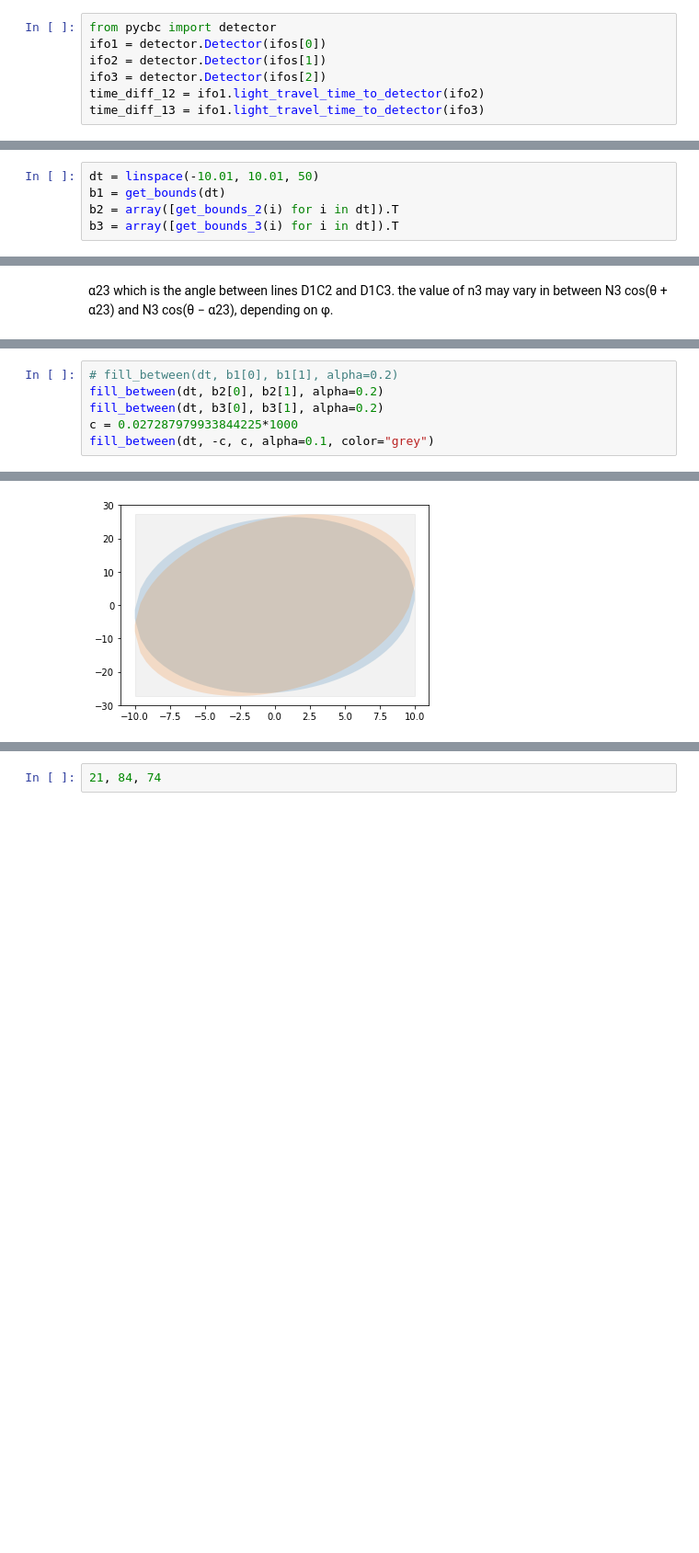
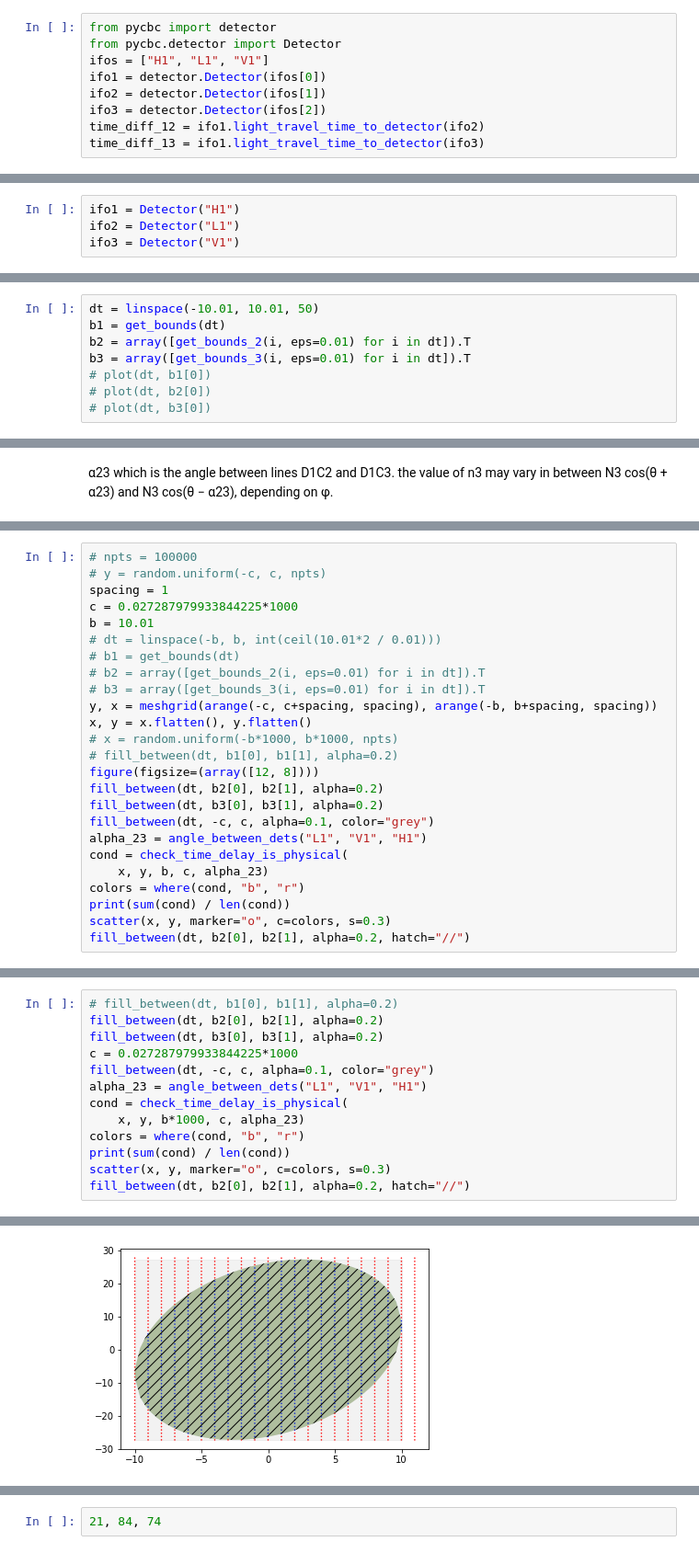
Before and after one commit to millsjc/pycbc, a Jupyter notebook: test_hm/playground/dt_lookup.ipynb, the cells around one changed output, grey strips where cells are left out. Shown at 92% size. Cells and saved outputs as stored; diff of their text form; blank space fills up the shorter version.

```diff
--- a/test_hm/playground/dt_lookup.ipynb
+++ b/test_hm/playground/dt_lookup.ipynb
@@ -5,6 +5,8 @@
 Populating the interactive namespace from numpy and matplotlib
 # %%
 from pycbc import detector
+from pycbc.detector import Detector
+ifos = ["H1", "L1", "V1"]
 ifo1 = detector.Detector(ifos[0])
 ifo2 = detector.Detector(ifos[1])
 ifo3 = detector.Detector(ifos[2])
@@ -85,0 +39,4 @@ hist(t_diff21, **hist_kwargs);
+# %%
+ifo1 = Detector("H1")
+ifo2 = Detector("L1")
+ifo3 = Detector("V1")
@@ -129,5 +140,8 @@ def get_bounds_3(dt, det_1="H1", det_2="L1", other_det="V1", eps=0.01):
 # %%
 dt = linspace(-10.01, 10.01, 50)
 b1 = get_bounds(dt)
-b2 = array([get_bounds_2(i) for i in dt]).T
-b3 = array([get_bounds_3(i) for i in dt]).T
+b2 = array([get_bounds_2(i, eps=0.01) for i in dt]).T
+b3 = array([get_bounds_3(i, eps=0.01) for i in dt]).T
+# plot(dt, b1[0])
+# plot(dt, b2[0])
+# plot(dt, b3[0])
@@ -161,0 +159,25 @@ the value of n3 may vary in between N3 cos(θ + α23) and N3 cos(θ − α23), d
+# %%
+# npts = 100000
+# y = random.uniform(-c, c, npts)
+spacing = 1
+c = 0.027287979933844225*1000
+b = 10.01
+# dt = linspace(-b, b, int(ceil(10.01*2 / 0.01)))
+# b1 = get_bounds(dt)
+# b2 = array([get_bounds_2(i, eps=0.01) for i in dt]).T
+# b3 = array([get_bounds_3(i, eps=0.01) for i in dt]).T
+y, x = meshgrid(arange(-c, c+spacing, spacing), arange(-b, b+spacing, spacing))
+x, y = x.flatten(), y.flatten()
+# x = random.uniform(-b*1000, b*1000, npts)
+# fill_between(dt, b1[0], b1[1], alpha=0.2)
+figure(figsize=(array([12, 8])))
+fill_between(dt, b2[0], b2[1], alpha=0.2)
+fill_between(dt, b3[0], b3[1], alpha=0.2)
+fill_between(dt, -c, c, alpha=0.1, color="grey")
+alpha_23 = angle_between_dets("L1", "V1", "H1")
+cond = check_time_delay_is_physical(
+    x, y, b, c, alpha_23)
+colors = where(cond, "b", "r")
+print(sum(cond) / len(cond))
+scatter(x, y, marker="o", c=colors, s=0.3)
+fill_between(dt, b2[0], b2[1], alpha=0.2, hatch="//")
@@ -165,4 +191,11 @@ fill_between(dt, b2[0], b2[1], alpha=0.2)
 fill_between(dt, b3[0], b3[1], alpha=0.2)
 c = 0.027287979933844225*1000
 fill_between(dt, -c, c, alpha=0.1, color="grey")
+alpha_23 = angle_between_dets("L1", "V1", "H1")
+cond = check_time_delay_is_physical(
+    x, y, b*1000, c, alpha_23)
+colors = where(cond, "b", "r")
+print(sum(cond) / len(cond))
+scatter(x, y, marker="o", c=colors, s=0.3)
+fill_between(dt, b2[0], b2[1], alpha=0.2, hatch="//")
 # %% [output]
@@ -170 +204 @@ fill_between(dt, -c, c, alpha=0.1, color="grey")
-[figure, old version]
+[figure, new version]
```
Also changed, not shown: parts of 31 cells of this notebook, 2 other files.
